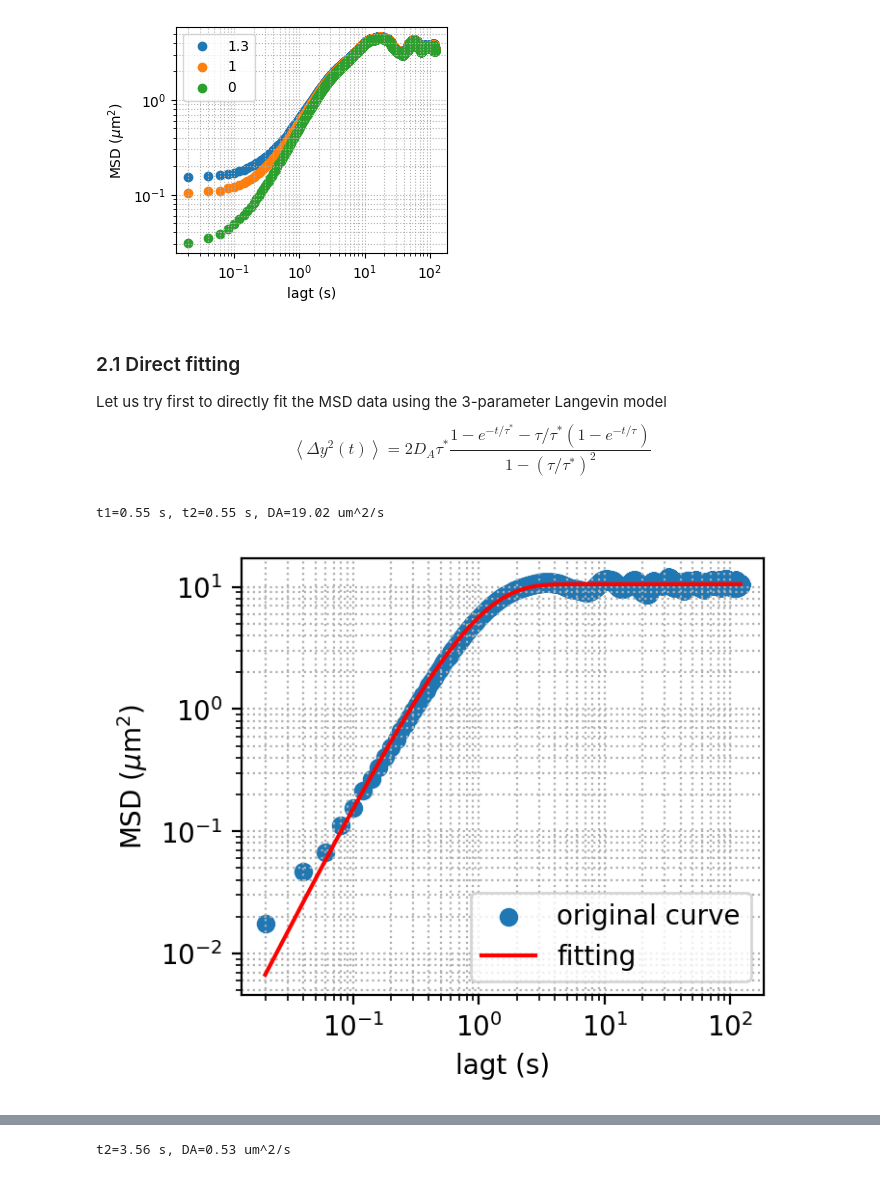
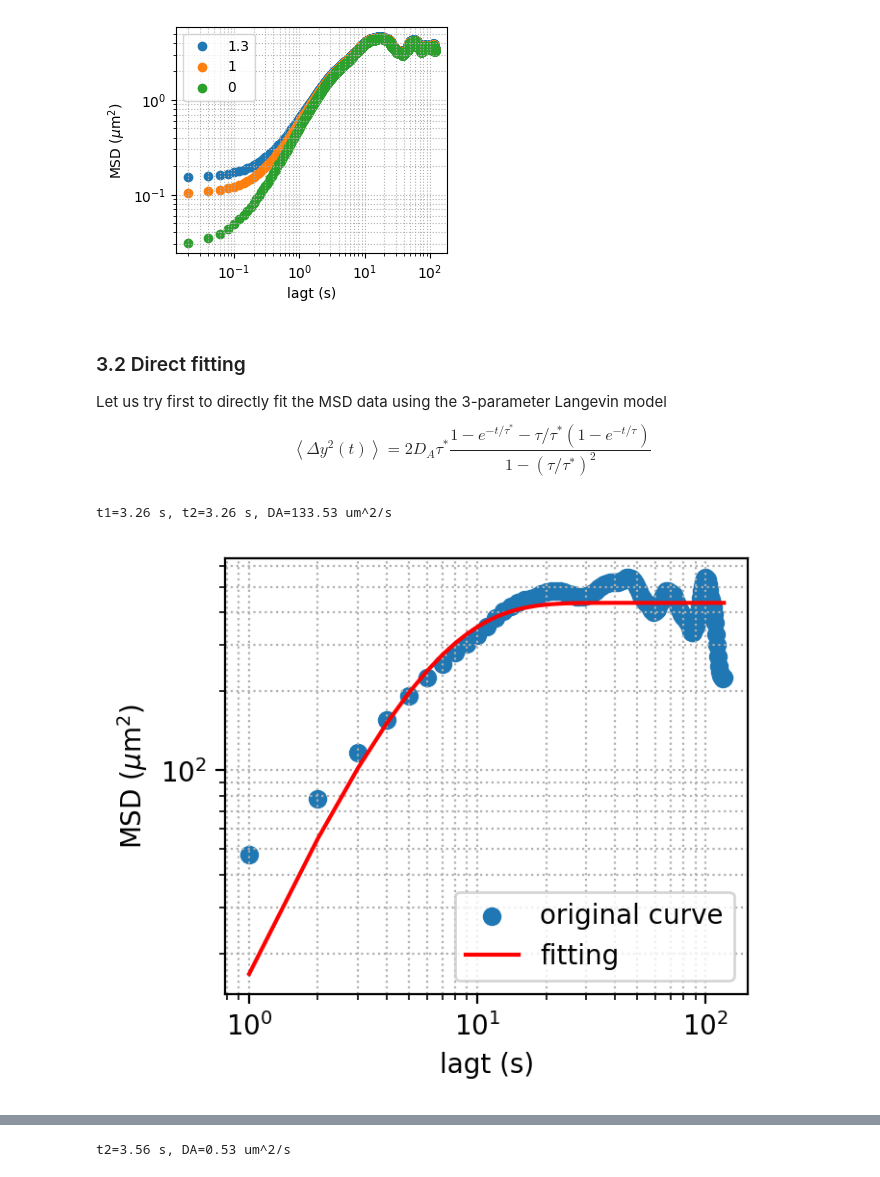
Before and after one commit to ZLoverty/DE, a Jupyter notebook: Code/DE data analysis.ipynb, the cells around one changed output, grey strips where cells are left out. Cells and saved outputs as stored; diff of their text form; code cells hidden in the pictures.

```diff
--- a/Code/DE data analysis.ipynb
+++ b/Code/DE data analysis.ipynb
@@ -86,7 +317,7 @@ fig, ax = plt.subplots(figsize=(4, 2.5), dpi=200)
 sm = cm.ScalarMappable(norm=norm, cmap="viridis")
 plt.colorbar(sm, ax=ax)
 for num, i in log2.iterrows():
-    nDE = int(i["DE#"])
+    nDE = int(num)
     if nDE in suspicious_traj:
         continue
     t2 = i["t2_fit"]
@@ -115,7 +348,7 @@ fig, ax = plt.subplots(figsize=(4, 2.5), dpi=200)
 sm = cm.ScalarMappable(norm=norm, cmap="viridis")
 plt.colorbar(sm, ax=ax)
 for num, i in log2.iterrows():
-    nDE = int(i["DE#"])
+    nDE = int(num)
     if nDE in suspicious_traj:
         continue
     t2 = i["t2_fit"]
@@ -177,11 +416,11 @@ $$
 For full details, refer to the note [Deal with detection noise](../Notes/2022-07-21_deal-with-detection-noise.pdf)
 # %%
 # load data
-i = 194
-logi = log.loc[log["DE#"]==i]
+i = 171
+logi = log.loc[i]
 traj = pd.read_csv(os.path.join(data_folder, "traj", "{:02d}.csv".format(i))).dropna()
 # compute MSD
-msd = tp.msd(traj, mpp=float(logi.MPP), fps=float(logi.FPS), max_lagtime=6000)
+msd = tp.msd(traj, mpp=float(logi.MPP), fps=float(logi.FPS), max_lagtime=3000)
 msd = msd.dropna()
 # determine offset using extrapolation
 x = msd.lagt.iloc[:10]
@@ -204,14 +443,14 @@ ax[0].scatter(x, y-offset, label="corrected")
 ax[0].set_xlabel("lagt (s)")
 ax[0].set_ylabel("MSD ($\mu$m$^2$)")
 ax[0].grid(which="both", ls=":")
-ax[0].set_xlim([0, 0.15])
-ax[0].set_ylim([0, 0.1])
+# ax[0].set_xlim([0, 0.15])
+# ax[0].set_ylim([0, 0.1])
 ax[0].legend()
 
 # Original and corrected MSD
-ax[1].scatter(msd.lagt, msd["<y^2>"], color=bestcolor(0), label="original")
+ax[1].scatter(msd.lagt, msd["<y^2>"], color=bestcolor(0), label="original", s=1)
 ax[1].scatter(msd.lagt, msd["<y^2>"] - offset,
-            label="corrected", color=bestcolor(1))
+            label="corrected", color=bestcolor(1), s=1)
 ax[1].set_xlabel("lagt (s)")
 ax[1].set_ylabel("MSD ($\mu$m$^2$)")
 ax[1].loglog()
@@ -225,7 +464,7 @@ plt.tight_layout()
 #### Aside: artificial traj with short time noise to reproduce the subdiffusive regime at short times
 # %%
 i = 175
-logi = log.loc[log["DE#"]==i]
+logi = log.loc[i]
 traj = pd.read_csv(os.path.join(data_folder, "traj", "{:02d}.csv".format(i))).dropna()
 # traj.y = gaussian_filter1d(traj.y, sigma=3/4)
 
@@ -247,7 +486,7 @@ plt.legend()
 <matplotlib.legend.Legend at 0x...>
 [figure]
 # %% [markdown]
-### 2.1 Direct fitting
+### 3.2 Direct fitting
 
 Let us try first to directly fit the MSD data using the 3-parameter Langevin model
 $$
@@ -260,17 +499,17 @@ def msd_model(lagt, DA, tau, tau_star):
     dy2 = 2*DA*tau_star * (1-np.exp(-lagt/tau_star) - tau/tau_star*(1-np.exp(-lagt/tau))) / (1 - (tau/tau_star)**2)
     return dy2
 # %%
-popt, pcov = curve_fit(msd_model_log, new_msd.lagt, np.log(new_msd["<y^2>"]), p0=[.4, 0.01, 1])
+popt, pcov = curve_fit(msd_model, new_msd.lagt, new_msd["<y^2>"], p0=[100, 0.1, 1])
 print("t1={0:.2f} s, t2={1:.2f} s, DA={2:.2f} um^2/s".format(popt[1], popt[2], popt[0]))
 plt.figure(figsize=(3.5, 3), dpi=200)
 plt.scatter(new_msd.lagt, new_msd["<y^2>"], label="original curve")
 plt.plot(msd.lagt, msd_model(msd.lagt, *popt), label="fitting", color="red")
 plt.legend()
 plt.xlabel("lagt (s)")
 plt.ylabel("MSD ($\mu$m$^2$)")
 plt.loglog()
 plt.grid(which="both", ls=":")
 # %% [output]
-t1=0.55 s, t2=0.55 s, DA=19.02 um^2/s
+t1=3.26 s, t2=3.26 s, DA=133.53 um^2/s
-[figure, old version]
+[figure, new version]
 # %% [markdown]
```
Also changed, not shown: parts of 135 cells of this notebook, 5 other files.
